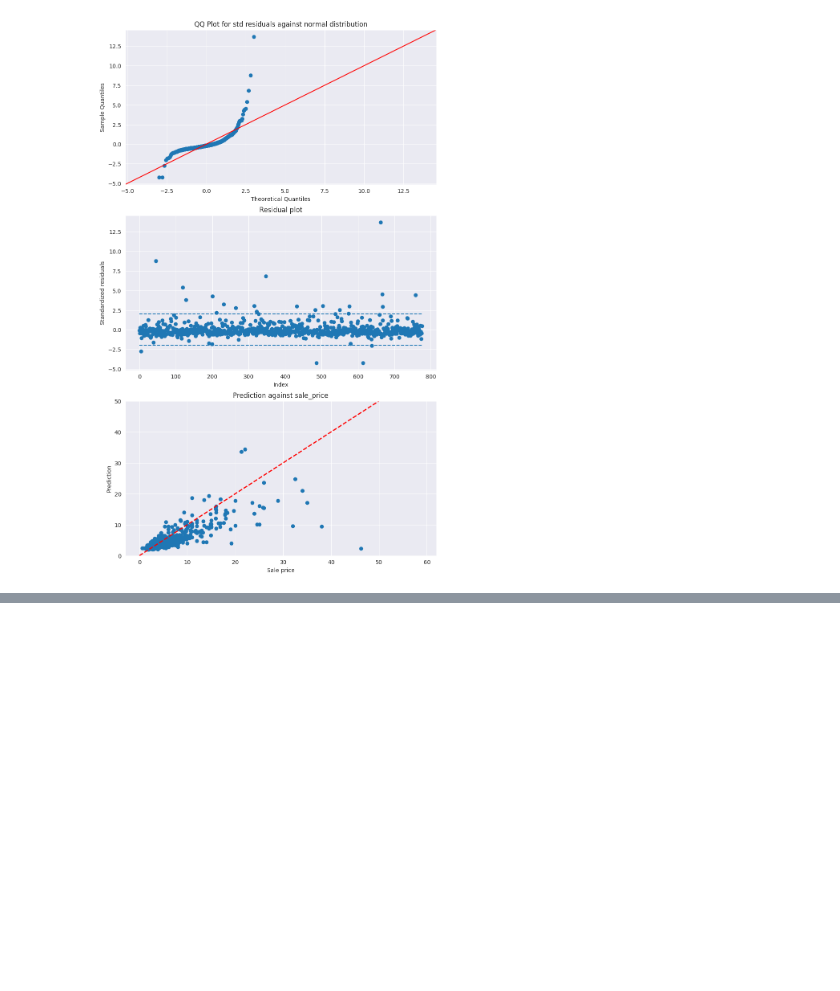
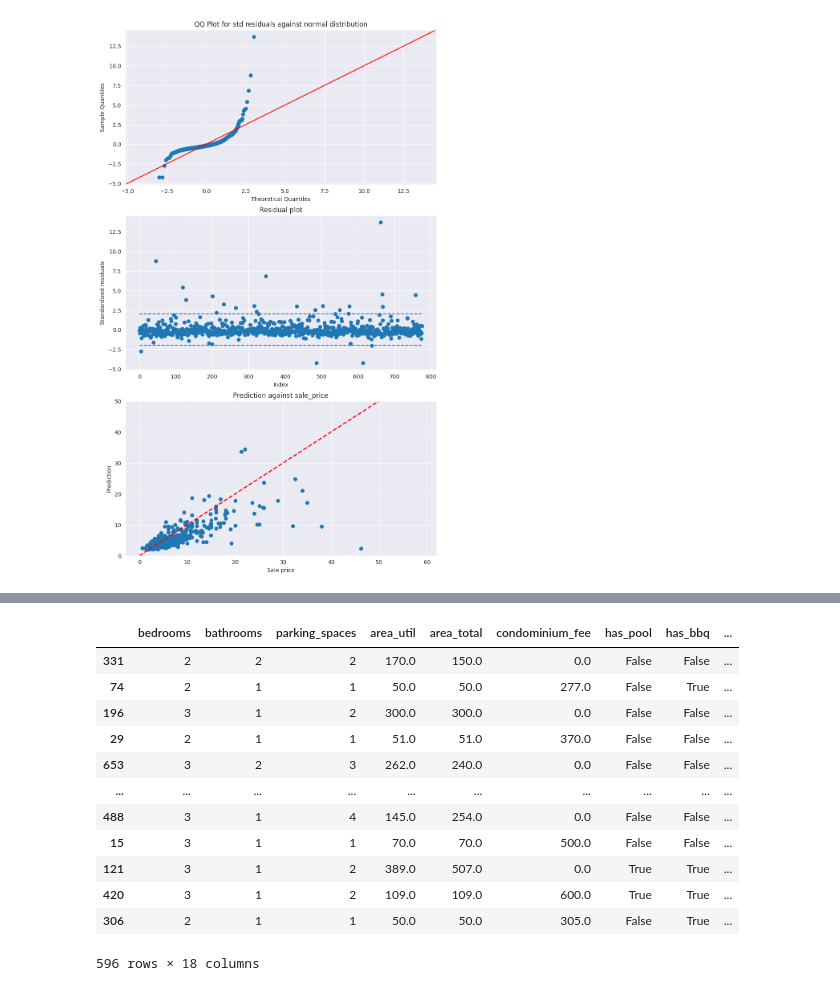
Before and after one commit to clr-cera/IA2025.2, a Jupyter notebook: Trabalho2/modelling.ipynb, the cells around one changed output, grey strips where cells are left out. Saved outputs shown, nothing was run; the diff lists cells and outputs as text; code cells hidden in the pictures; blank space fills up the shorter version.

Commit message:
modelo de aluguel

```diff
--- a/Trabalho2/modelling.ipynb
+++ b/Trabalho2/modelling.ipynb
@@ -663,3 +663,6 @@ axes[2].set(ylim=(0, 50))
 # %% [output]
 [(0.0, 50.0)]
 [figure]
+# %%
+rent_data = pd.read_csv("data/clean_data_rent.csv")
+rent_data
@@ -665,0 +683,34 @@ axes[2].set(ylim=(0, 50))
+# %%
+from sklearn.model_selection import train_test_split
+
+train, test = train_test_split(rent_data, test_size = 0.2)
+
+# Just tidying the data format, returns X, Y
+def convert_to_xbg(df : pd.DataFrame) -> tuple[pd.DataFrame, pd.DataFrame]:
+    df = df.drop(columns="property_code")
+
+    Y = df["rent_price"]
+    # Numerical variables (unaltered)
+    num = df.select_dtypes(include = "number").drop(columns=["rent_price", "amenity_score"])
+    boolean = df.select_dtypes(include = "boolean")
+    cat = df.select_dtypes(include = "object").drop(columns=["property_subtype", "size_category"]).astype("category")
+    X = pd.concat([num, boolean, cat], axis = 1)
+    return X, Y
+
+Xtrain, Ytrain = convert_to_xbg(train)
+Xtest, Ytest = convert_to_xbg(test)
+Xtrain
+# %% [output]
+|  | bedrooms | bathrooms | parking_spaces | area_util | area_total | condominium_fee | has_pool | has_bbq | ... |
+| 331 | 2 | 2 | 2 | 170.0 | 150.0 | 0.0 | False | False | ... |
+| 74 | 2 | 1 | 1 | 50.0 | 50.0 | 277.0 | False | True | ... |
+| 196 | 3 | 1 | 2 | 300.0 | 300.0 | 0.0 | False | False | ... |
+| 29 | 2 | 1 | 1 | 51.0 | 51.0 | 370.0 | False | False | ... |
+| 653 | 3 | 2 | 3 | 262.0 | 240.0 | 0.0 | False | False | ... |
+| ... | ... | ... | ... | ... | ... | ... | ... | ... | ... |
+| 488 | 3 | 1 | 4 | 145.0 | 254.0 | 0.0 | False | False | ... |
+| 15 | 3 | 1 | 1 | 70.0 | 70.0 | 500.0 | False | False | ... |
+| 121 | 3 | 1 | 2 | 389.0 | 507.0 | 0.0 | True | True | ... |
+| 420 | 3 | 1 | 2 | 109.0 | 109.0 | 600.0 | True | True | ... |
+| 306 | 2 | 1 | 1 | 50.0 | 50.0 | 305.0 | False | True | ... |
+596 rows × 18 columns
```
Also changed, not shown: parts of 3 cells of this notebook, 5 other files.
